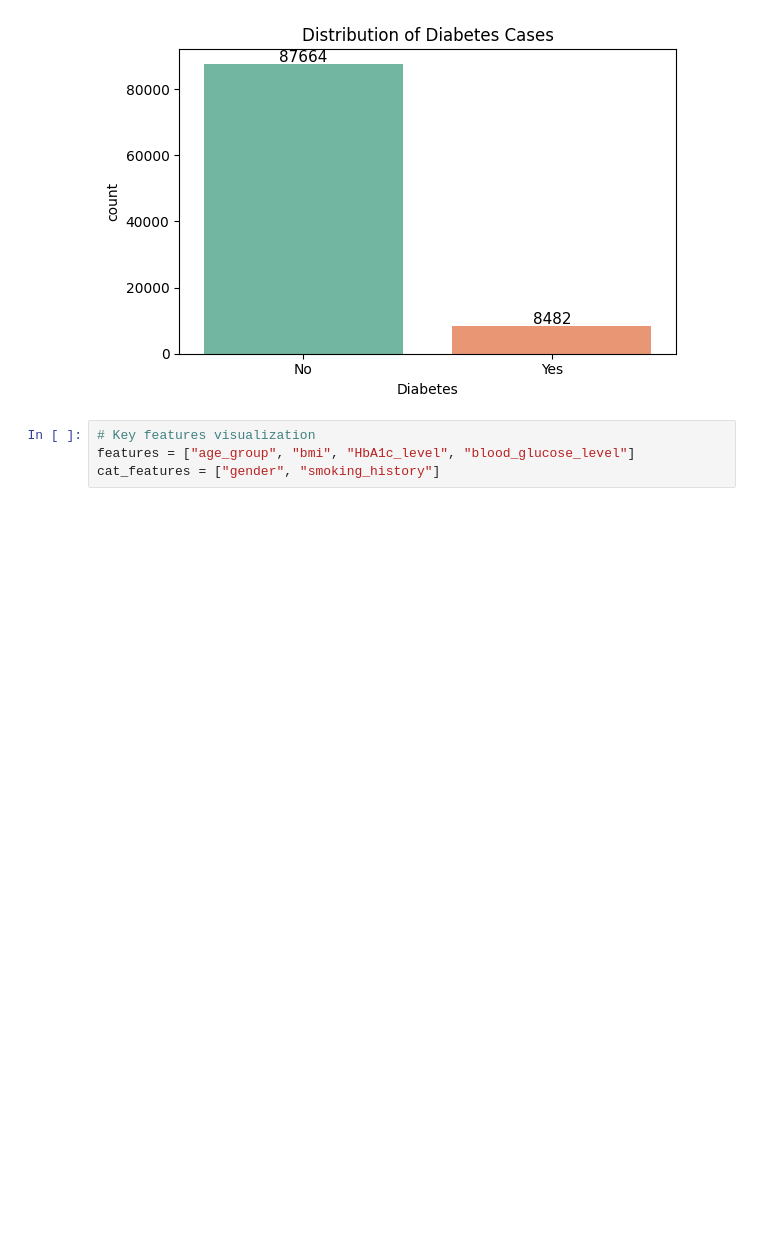
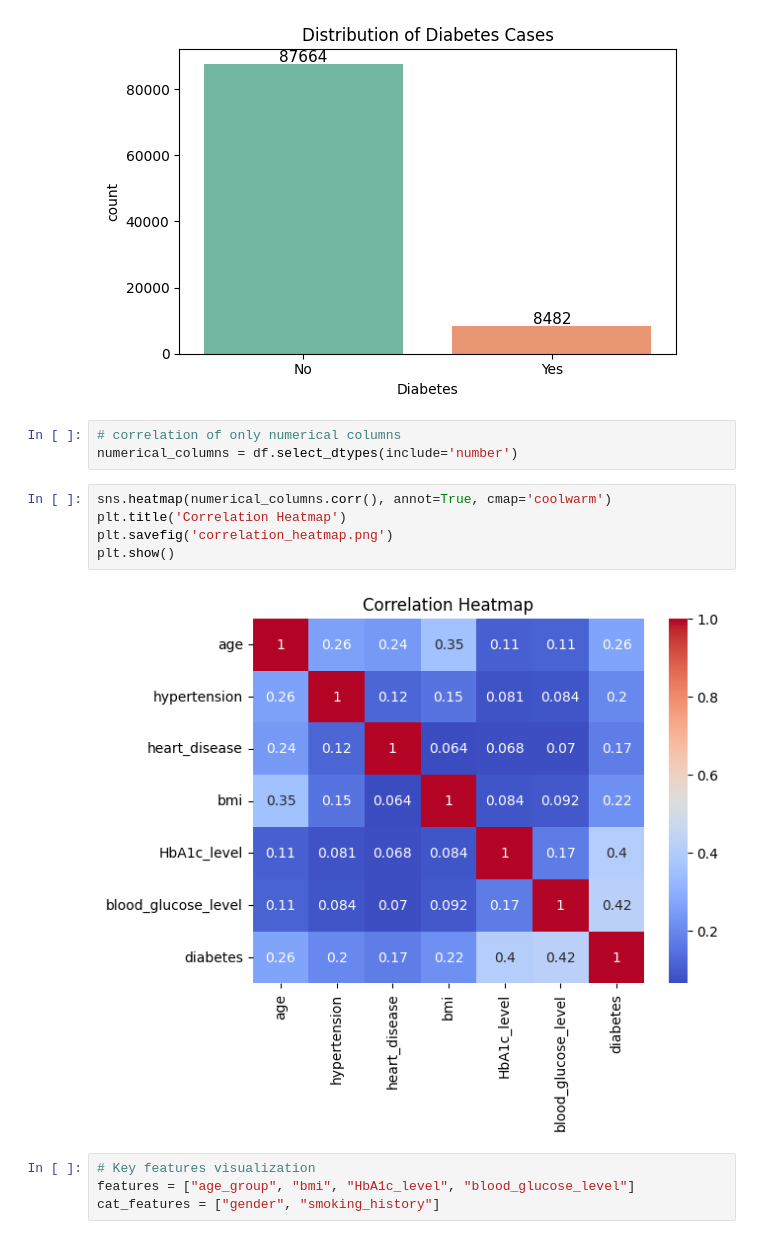
Before and after one commit to EngrChibest/DatacleaningUsingExcel, a Jupyter notebook: DIABETES_PREDICTION_PROJECT_STARK_HEALTH_CLINIC.ipynb, the cells around one changed output. Saved outputs shown, nothing was run; the diff lists cells and outputs as text; blank space fills up the shorter version.

```diff
--- a/DIABETES_PREDICTION_PROJECT_STARK_HEALTH_CLINIC.ipynb
+++ b/DIABETES_PREDICTION_PROJECT_STARK_HEALTH_CLINIC.ipynb
@@ -232,6 +232,16 @@ plt.tight_layout()
 plt.show()
 # %% [output]
 [figure]
+# %%
+# correlation of only numerical columns
+numerical_columns = df.select_dtypes(include='number')
+# %%
+sns.heatmap(numerical_columns.corr(), annot=True, cmap='coolwarm')
+plt.title('Correlation Heatmap')
+plt.savefig('correlation_heatmap.png')
+plt.show()
+# %% [output]
+[figure, added]
 # %%
 # Key features visualization
 features = ["age_group", "bmi", "HbA1c_level", "blood_glucose_level"]
```
Also changed, not shown: parts of 2 cells of this notebook.
